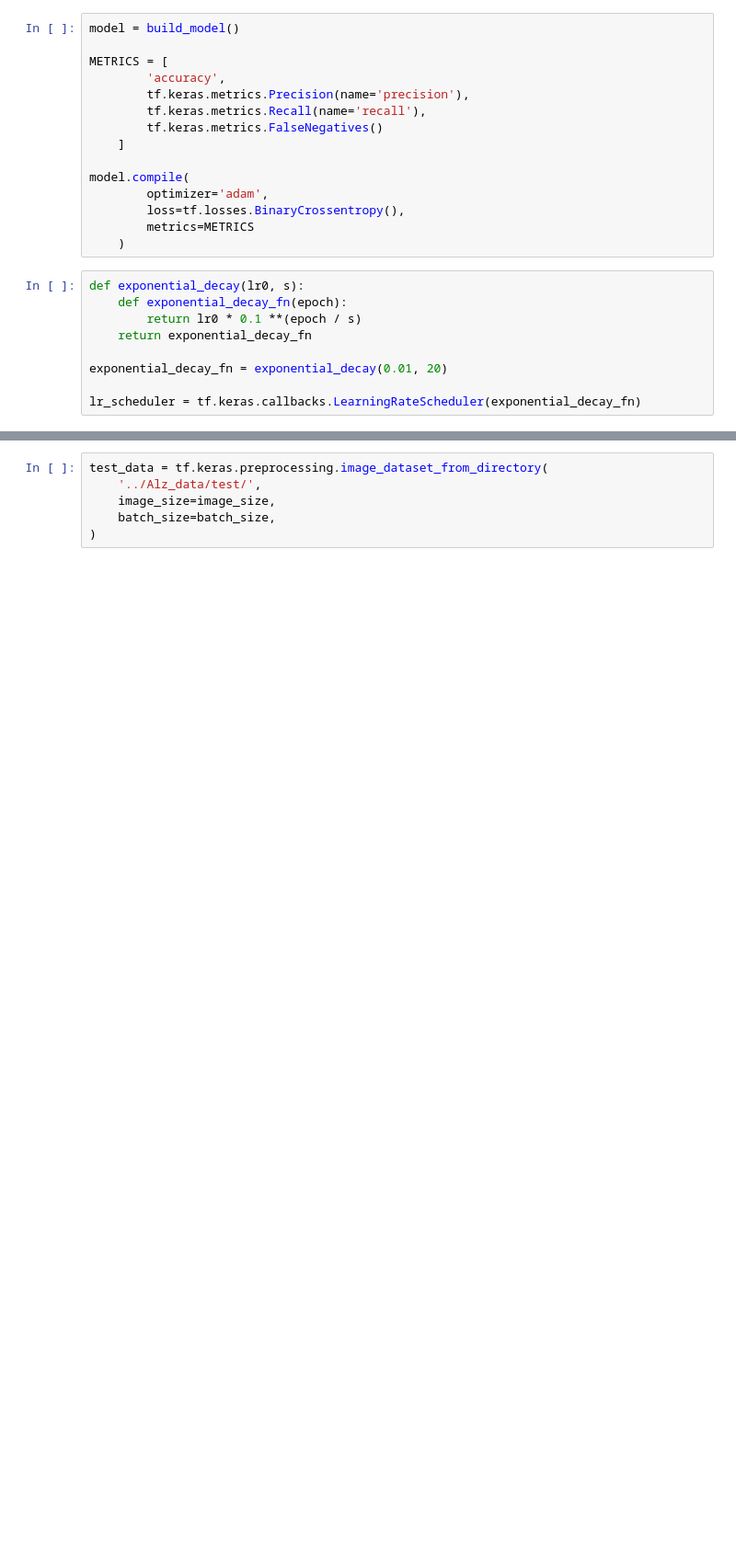
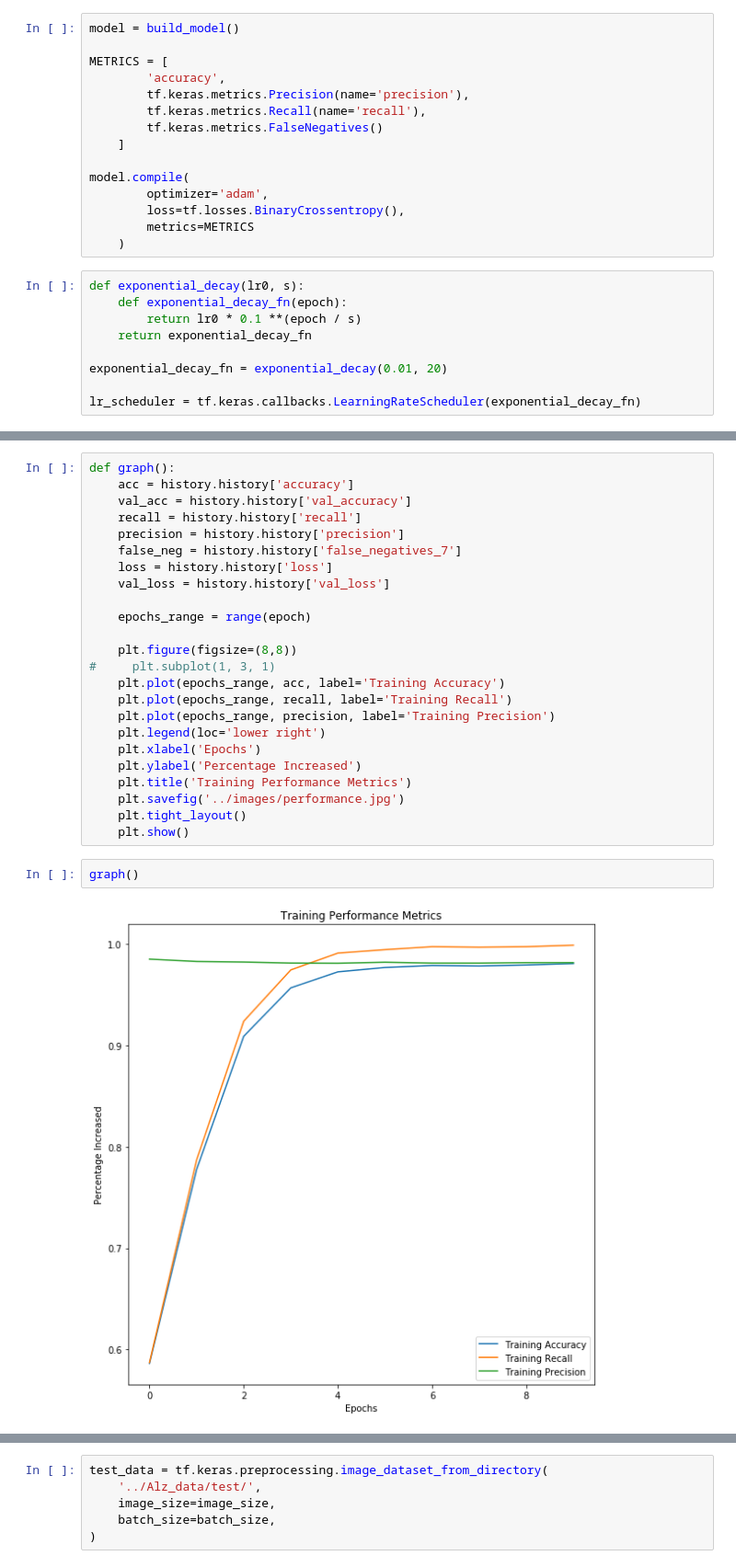
Before and after one commit to ksteve28/Forget-Me-Not-Alzheimer-s-Image-Analysis-Using-A-CNN, a Jupyter notebook: notebooks/Cnn_tester.ipynb, the cells around one changed output, grey strips where cells are left out. Shown: that part at 92% size. Drawn from its saved outputs; the diff is of its cells as text; blank space fills up the shorter version.

```diff
--- a/notebooks/Cnn_tester.ipynb
+++ b/notebooks/Cnn_tester.ipynb
@@ -166,0 +229,28 @@ Epoch 10/10
+# %%
+def graph():
+    acc = history.history['accuracy']
+    val_acc = history.history['val_accuracy']
+    recall = history.history['recall']
+    precision = history.history['precision']
+    false_neg = history.history['false_negatives_7']
+    loss = history.history['loss']
+    val_loss = history.history['val_loss']
+
+    epochs_range = range(epoch)
+
+    plt.figure(figsize=(8,8))
+#     plt.subplot(1, 3, 1)
+    plt.plot(epochs_range, acc, label='Training Accuracy')
+    plt.plot(epochs_range, recall, label='Training Recall')
+    plt.plot(epochs_range, precision, label='Training Precision')
+    plt.legend(loc='lower right')
+    plt.xlabel('Epochs')
+    plt.ylabel('Percentage Increased')
+    plt.title('Training Performance Metrics')
+    plt.savefig('../images/performance.jpg')
+    plt.tight_layout()
+    plt.show()
+# %%
+graph()
+# %% [output]
+[figure, added]
```
Also changed, not shown: parts of 13 cells of this notebook, 8 other files.
